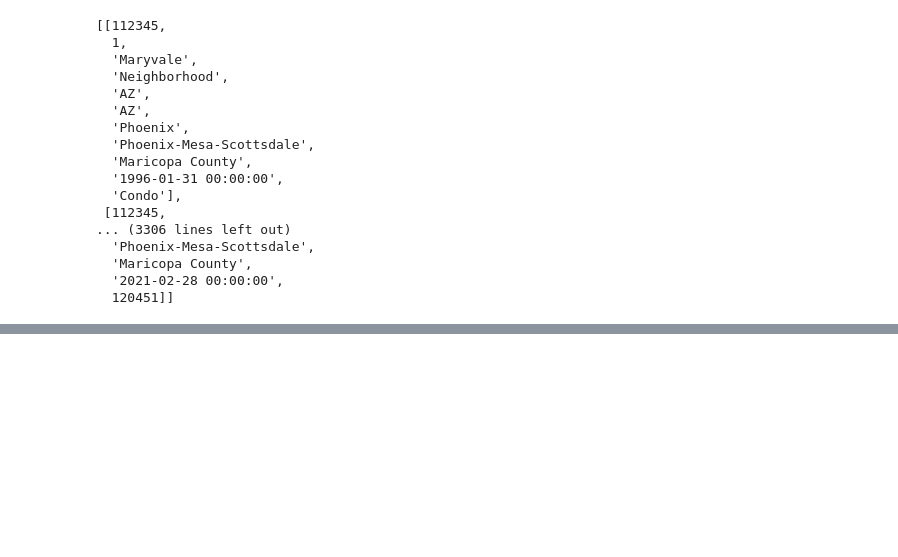
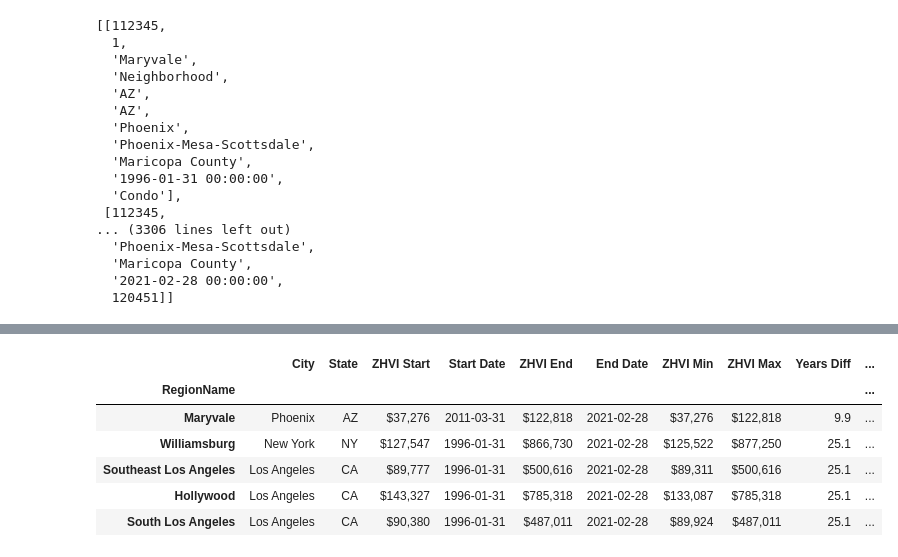
Before and after one commit to michael-brittlebank/digital-builder-capstone, a Jupyter notebook: main.ipynb, the cells around one changed output, grey strips where cells are left out. Saved outputs shown, nothing was run; the diff lists cells and outputs as text; code cells hidden in the pictures; blank space fills up the shorter version.

```diff
--- a/main.ipynb
+++ b/main.ipynb
@@ -719,0 +754,6 @@ df2.plot()
+# %%
+# zhvi by region across dates
+
+df3 = df1.pivot(index="RegionName", columns="Date", values="ZHVI")
+first_valid_zhvi = df3.apply(pd.Series.first_valid_index, axis=1)
+first_valid_zhvi.head()
@@ -719,0 +768,32 @@ df2.plot()
+# %%
+# todo, temp
+default_groupby = ["RegionName"]
+
+df4 = pd.DataFrame()
+#df4["RegionName"] = df1.groupby(default_groupby)["RegionName"].first()
+#df4["Housing Type"] = df1.groupby(default_groupby)["Housing Type"].first()
+df4['City'] = df1.groupby(default_groupby)["City"].first()
+df4['State'] = df1.groupby(default_groupby)["State"].first()
+df4['ZHVI Start'] = df1.groupby(default_groupby)["ZHVI"].first().apply(currency_formatter)
+df4['Start Date'] = first_valid_zhvi
+df4['ZHVI End'] = df1.groupby(default_groupby)["ZHVI"].last().apply(currency_formatter)
+df4['End Date'] = df1.groupby(default_groupby)["Date"].last()
+df4['ZHVI Min'] = df1.groupby(default_groupby)["ZHVI"].min().apply(currency_formatter)
+df4['ZHVI Max'] = df1.groupby(default_groupby)["ZHVI"].max().apply(currency_formatter)
+df4['Years Diff'] = round((df4['End Date'] - df4['Start Date']).dt.days/365, 1)
+df4['Raw % Per Year'] = df4.apply(lambda row: get_home_appreciation_percentage_per_year(row['ZHVI Start'], row['ZHVI End'], row['Years Diff']), axis = 1)
+df4['% Per Year'] = df4['Raw % Per Year'].apply(percent_formatter)
+# todo, merge condo and sfr tables
+df4 = df4.sort_values('Raw % Per Year', ascending=False) # sort table to find highest movers
+del df4['Raw % Per Year'] # drop after sorting
+#df4 = df4.set_index(["RegionName", "Housing Type"]) # set indexes
+
+df4.head()
+# %% [output]
+|  | City | State | ZHVI Start | Start Date | ZHVI End | End Date | ZHVI Min | ZHVI Max | Years Diff | ... |
+| RegionName |  |  |  |  |  |  |  |  |  | ... |
+| Maryvale | Phoenix | AZ | $37,276 | 2011-03-31 | $122,818 | 2021-02-28 | $37,276 | $122,818 | 9.9 | ... |
+| Williamsburg | New York | NY | $127,547 | 1996-01-31 | $866,730 | 2021-02-28 | $125,522 | $877,250 | 25.1 | ... |
+| Southeast Los Angeles | Los Angeles | CA | $89,777 | 1996-01-31 | $500,616 | 2021-02-28 | $89,311 | $500,616 | 25.1 | ... |
+| Hollywood | Los Angeles | CA | $143,327 | 1996-01-31 | $785,318 | 2021-02-28 | $133,087 | $785,318 | 25.1 | ... |
+| South Los Angeles | Los Angeles | CA | $90,380 | 1996-01-31 | $487,011 | 2021-02-28 | $89,924 | $487,011 | 25.1 | ... |
```
Also changed, not shown: parts of 5 cells of this notebook, 3 other files.
